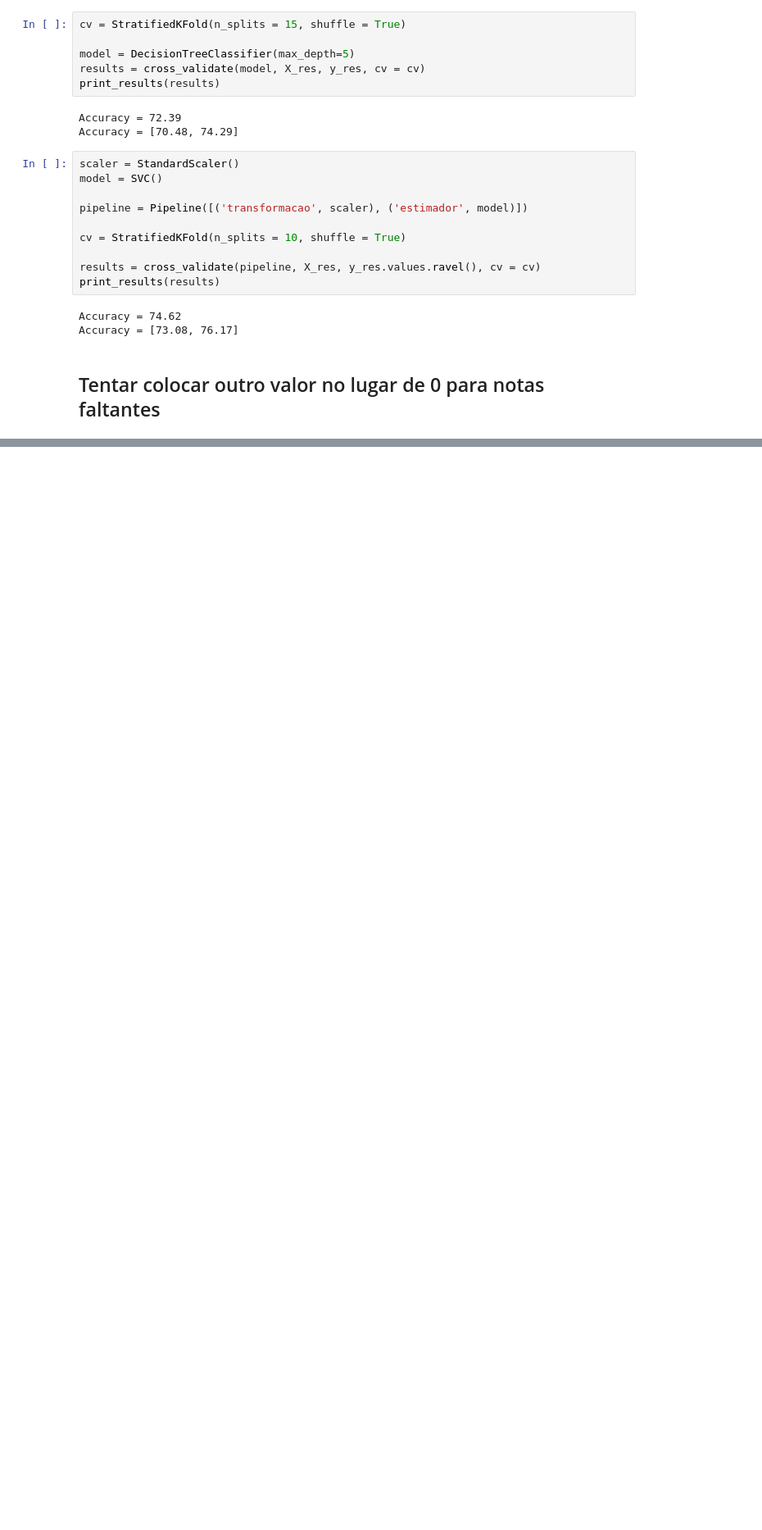
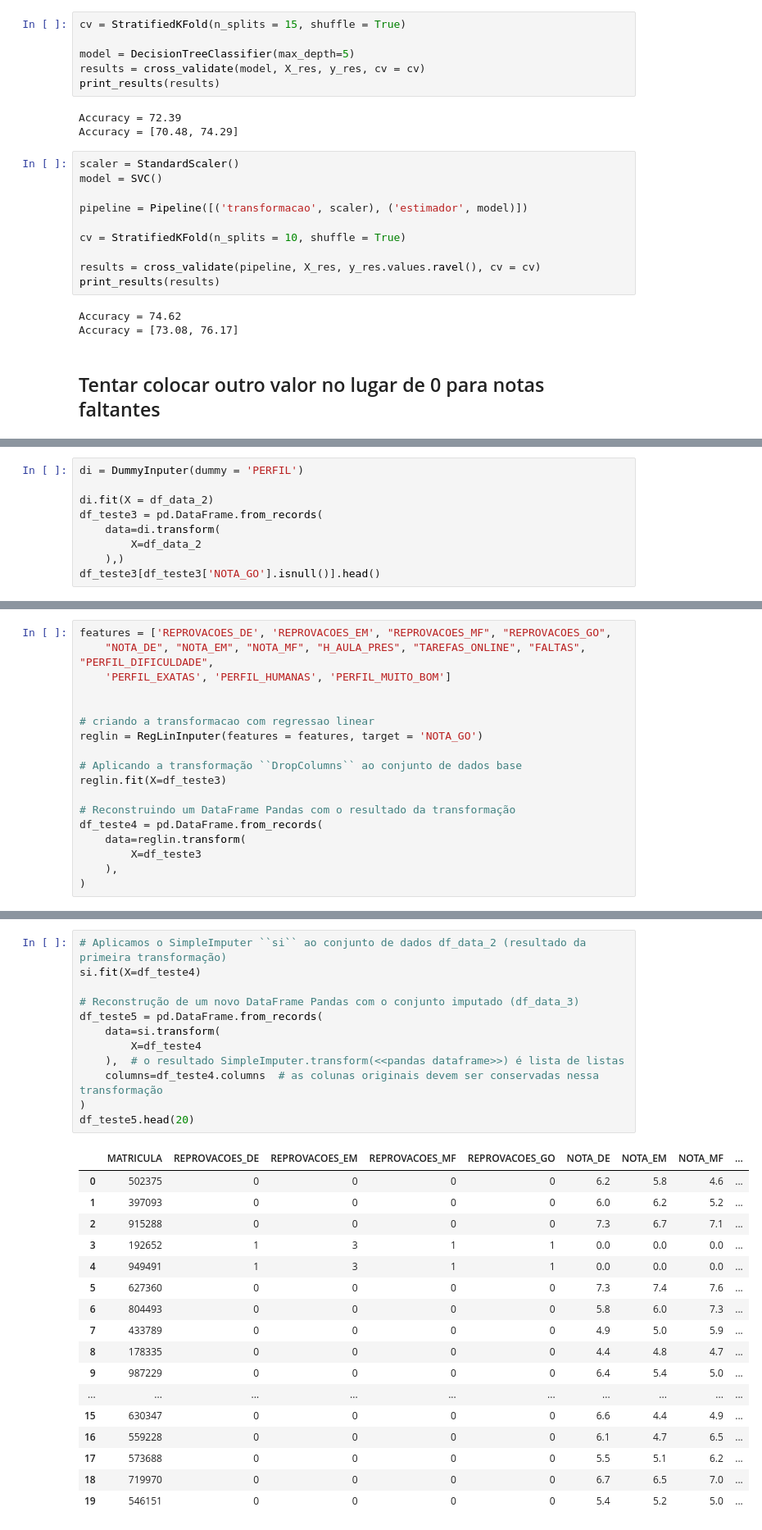
Before and after one commit to fkay/desafio-2-2020-priv, a Jupyter notebook: Assets/Notebooks/parte-1.ipynb, the cells around one changed output, grey strips where cells are left out. Shown at 82% size. Cells and saved outputs as stored; diff of their text form; blank space fills up the shorter version.

```diff
--- a/Assets/Notebooks/parte-1.ipynb
+++ b/Assets/Notebooks/parte-1.ipynb
@@ -646,0 +823,9 @@ Accuracy = [73.08, 76.17]
+# %%
+di = DummyInputer(dummy = 'PERFIL')
+
+di.fit(X = df_data_2)
+df_teste3 = pd.DataFrame.from_records(
+    data=di.transform(
+        X=df_data_2
+    ),)
+df_teste3[df_teste3['NOTA_GO'].isnull()].head()
@@ -646,0 +870,18 @@ Accuracy = [73.08, 76.17]
+# %%
+features = ['REPROVACOES_DE', 'REPROVACOES_EM', "REPROVACOES_MF", "REPROVACOES_GO",
+    "NOTA_DE", "NOTA_EM", "NOTA_MF", "H_AULA_PRES", "TAREFAS_ONLINE", "FALTAS", "PERFIL_DIFICULDADE",
+    'PERFIL_EXATAS', 'PERFIL_HUMANAS', 'PERFIL_MUITO_BOM']
+
+
+# criando a transformacao com regressao linear
+reglin = RegLinInputer(features = features, target = 'NOTA_GO')
+
+# Aplicando a transformação ``DropColumns`` ao conjunto de dados base
+reglin.fit(X=df_teste3)
+
+# Reconstruindo um DataFrame Pandas com o resultado da transformação
+df_teste4 = pd.DataFrame.from_records(
+    data=reglin.transform(
+        X=df_teste3
+    ),
+)
@@ -646,0 +910,30 @@ Accuracy = [73.08, 76.17]
+# %%
+# Aplicamos o SimpleImputer ``si`` ao conjunto de dados df_data_2 (resultado da primeira transformação)
+si.fit(X=df_teste4)
+
+# Reconstrução de um novo DataFrame Pandas com o conjunto imputado (df_data_3)
+df_teste5 = pd.DataFrame.from_records(
+    data=si.transform(
+        X=df_teste4
+    ),  # o resultado SimpleImputer.transform(<<pandas dataframe>>) é lista de listas
+    columns=df_teste4.columns  # as colunas originais devem ser conservadas nessa transformação
+)
+df_teste5.head(20)
+# %% [output]
+|  | MATRICULA | REPROVACOES_DE | REPROVACOES_EM | REPROVACOES_MF | REPROVACOES_GO | NOTA_DE | NOTA_EM | NOTA_MF | ... |
+| 0 | 502375 | 0 | 0 | 0 | 0 | 6.2 | 5.8 | 4.6 | ... |
+| 1 | 397093 | 0 | 0 | 0 | 0 | 6.0 | 6.2 | 5.2 | ... |
+| 2 | 915288 | 0 | 0 | 0 | 0 | 7.3 | 6.7 | 7.1 | ... |
+| 3 | 192652 | 1 | 3 | 1 | 1 | 0.0 | 0.0 | 0.0 | ... |
+| 4 | 949491 | 1 | 3 | 1 | 1 | 0.0 | 0.0 | 0.0 | ... |
+| 5 | 627360 | 0 | 0 | 0 | 0 | 7.3 | 7.4 | 7.6 | ... |
+| 6 | 804493 | 0 | 0 | 0 | 0 | 5.8 | 6.0 | 7.3 | ... |
+| 7 | 433789 | 0 | 0 | 0 | 0 | 4.9 | 5.0 | 5.9 | ... |
+| 8 | 178335 | 0 | 0 | 0 | 0 | 4.4 | 4.8 | 4.7 | ... |
+| 9 | 987229 | 0 | 0 | 0 | 0 | 6.4 | 5.4 | 5.0 | ... |
+| ... | ... | ... | ... | ... | ... | ... | ... | ... | ... |
+| 15 | 630347 | 0 | 0 | 0 | 0 | 6.6 | 4.4 | 4.9 | ... |
+| 16 | 559228 | 0 | 0 | 0 | 0 | 6.1 | 4.7 | 6.5 | ... |
+| 17 | 573688 | 0 | 0 | 0 | 0 | 5.5 | 5.1 | 6.2 | ... |
+| 18 | 719970 | 0 | 0 | 0 | 0 | 6.7 | 6.5 | 7.0 | ... |
+| 19 | 546151 | 0 | 0 | 0 | 0 | 5.4 | 5.2 | 5.0 | ... |
```
Also changed, not shown: parts of 21 cells of this notebook.
